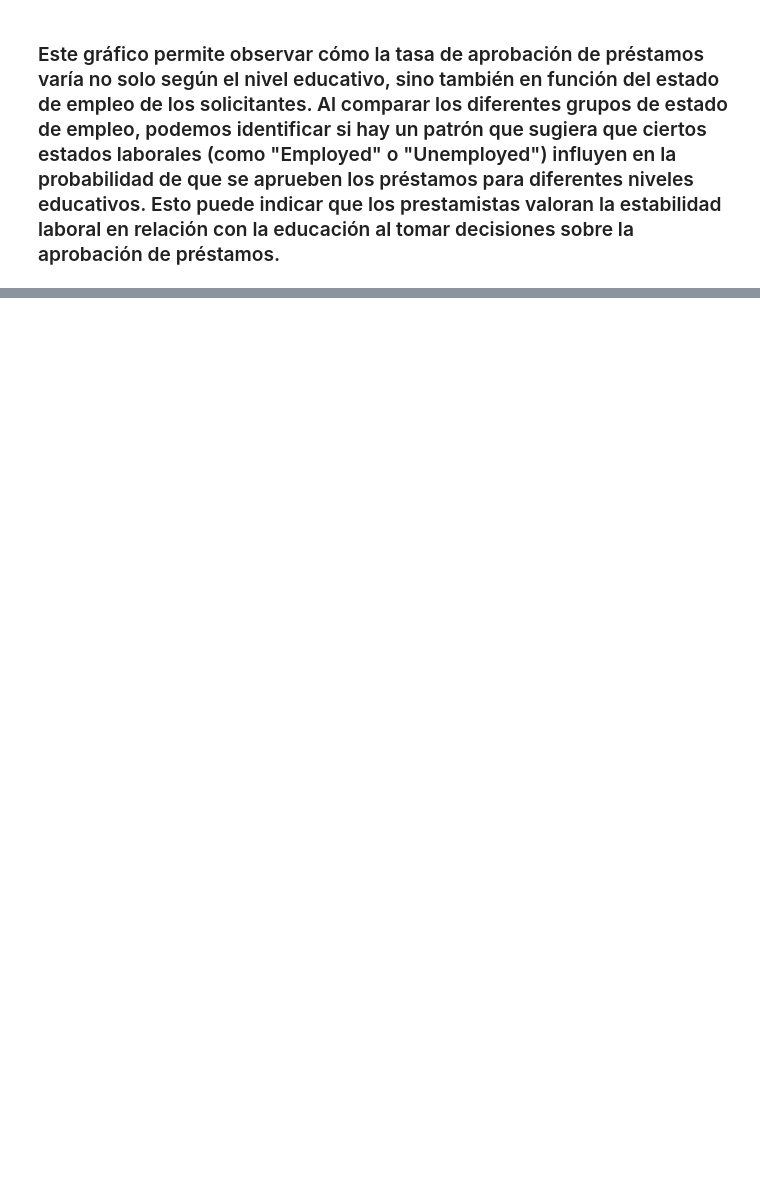
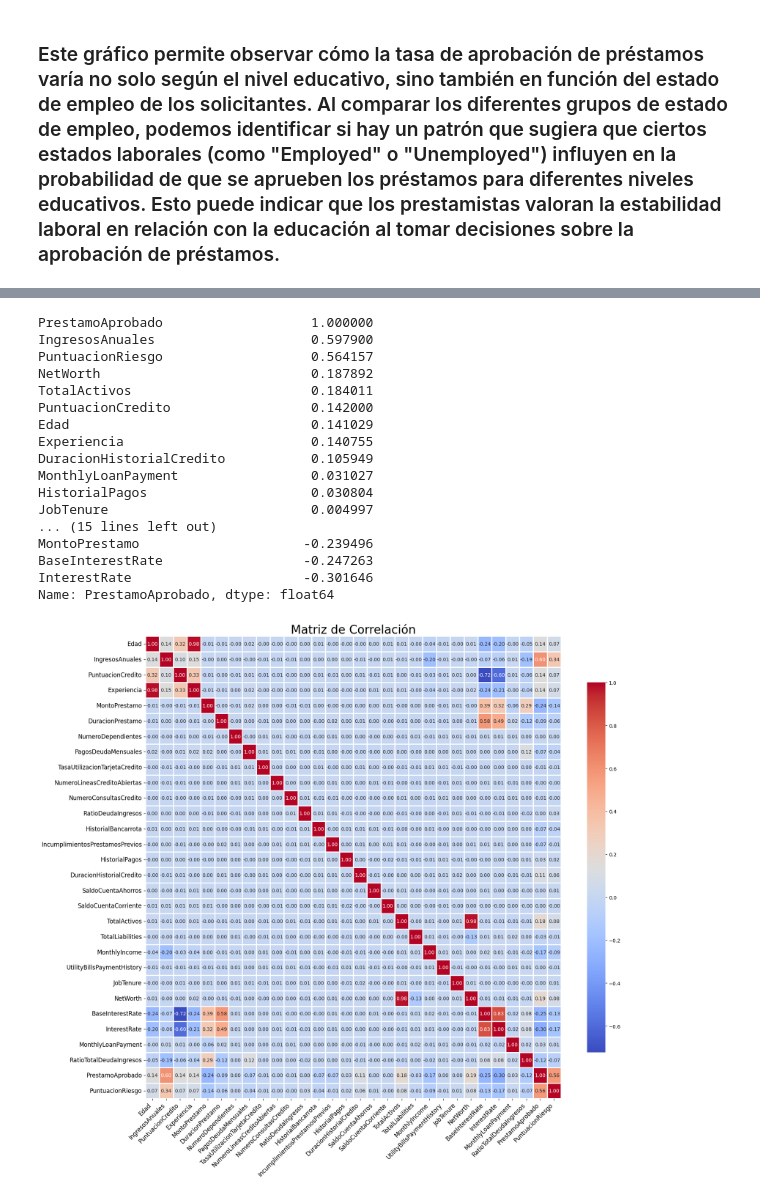
Before and after one commit to Jesujimenezv/Curso_Data_SCIENCE, a Jupyter notebook: Analisis_Riesgo_Credito_Jimenez_Vargas.ipynb, the cells around one changed output, grey strips where cells are left out. Drawn from its saved outputs; the diff is of its cells as text; code cells hidden in the pictures; blank space fills up the shorter version.

```diff
--- a/Analisis_Riesgo_Credito_Jimenez_Vargas.ipynb
+++ b/Analisis_Riesgo_Credito_Jimenez_Vargas.ipynb
@@ -270,0 +289,52 @@ plt.show()
+# %%
+# Seleccionar solo las variables numéricas
+numerical_columns = df.select_dtypes(include=['float64', 'int64']).columns
+
+# Calcular la matriz de correlación
+correlation_matrix = df[numerical_columns].corr()
+
+# Mostrar la correlación con la variable objetivo 'PrestamoAprobado'
+print(correlation_matrix['PrestamoAprobado'].sort_values(ascending=False))
+
+
+plt.figure(figsize=(18, 16))  # Aumentar el tamaño de la figura
+
+# Crear el heatmap de la matriz de correlación
+sns.heatmap(
+    correlation_matrix,
+    annot=True,
+    fmt=".2f",
+    cmap='coolwarm',
+    annot_kws={"size": 10},  # Aumentar el tamaño de las anotaciones
+    linewidths=0.8,  # Aumentar el ancho de las líneas entre celdas
+    linecolor='white',  # Cambiar el color de las líneas
+    cbar_kws={"shrink": .8}  # Ajustar el tamaño de la barra de color
+)
+
+# Ajustar el título y las etiquetas
+plt.title('Matriz de Correlación', fontsize=24)
+plt.xticks(rotation=45, ha='right', fontsize=12)  # Rotar las etiquetas del eje X
+plt.yticks(rotation=0, fontsize=12)  # Mantener las etiquetas del eje Y horizontales
+
+# Mostrar el gráfico
+plt.tight_layout()  # Ajustar los márgenes para evitar superposiciones
+plt.show()
+# %% [output]
+PrestamoAprobado                   1.000000
+IngresosAnuales                    0.597900
+PuntuacionRiesgo                   0.564157
+NetWorth                           0.187892
+TotalActivos                       0.184011
+PuntuacionCredito                  0.142000
+Edad                               0.141029
+Experiencia                        0.140755
+DuracionHistorialCredito           0.105949
+MonthlyLoanPayment                 0.031027
+HistorialPagos                     0.030804
+JobTenure                          0.004997
+... (15 lines left out)
+MontoPrestamo                     -0.239496
+BaseInterestRate                  -0.247263
+InterestRate                      -0.301646
+Name: PrestamoAprobado, dtype: float64
+[figure, added]
```
Also changed, not shown: parts of 12 cells of this notebook.
